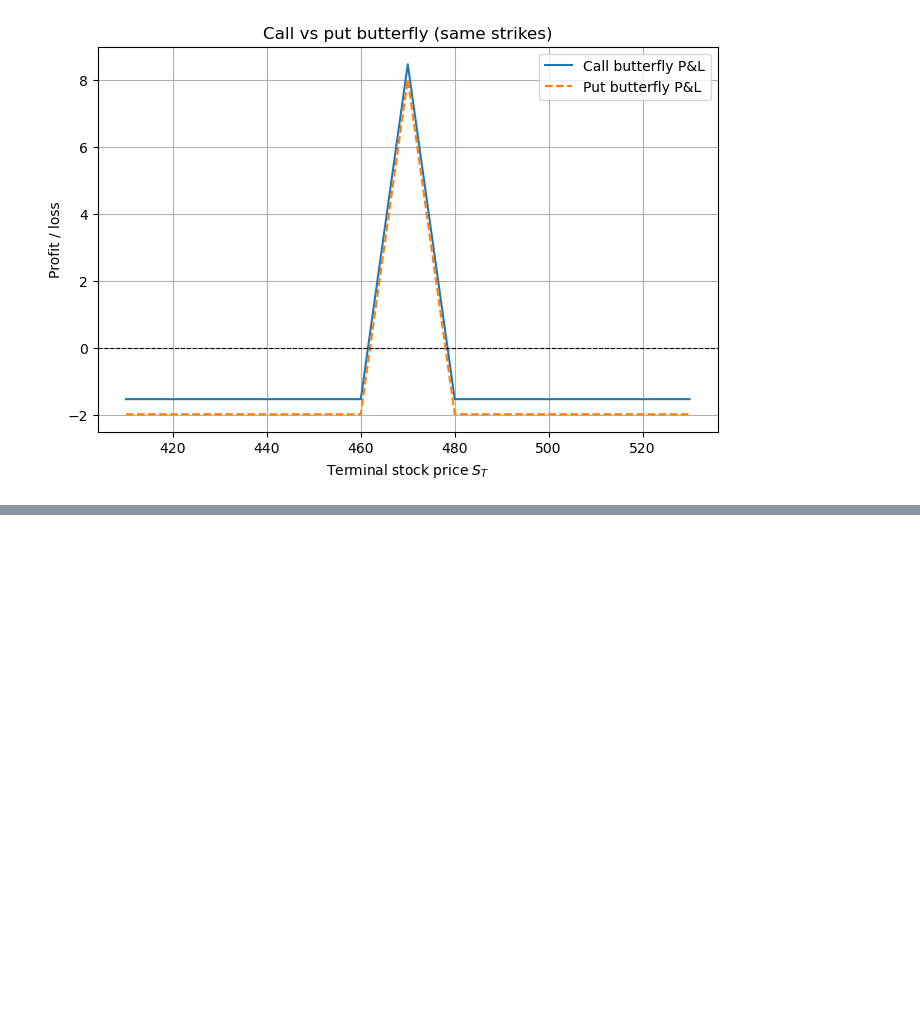
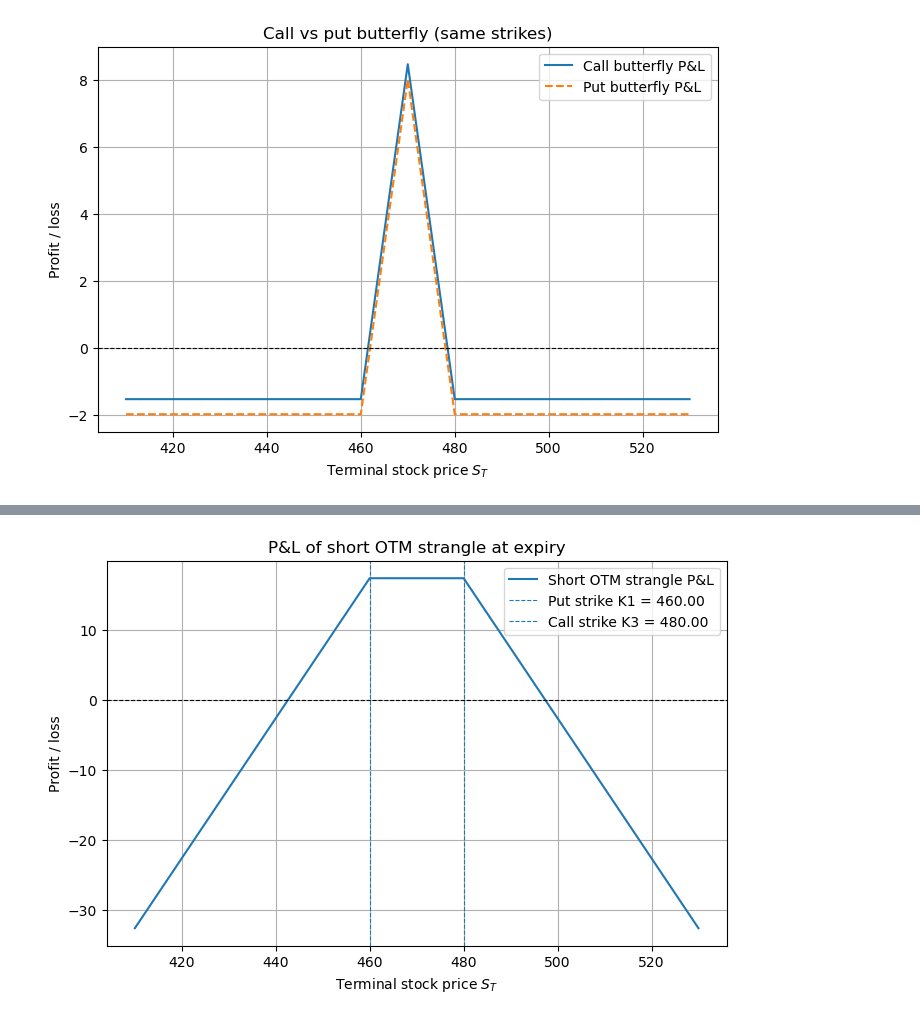
Before and after one commit to crowedavid02/FIN42020-Derivative-Securities-Project, a Jupyter notebook: notebooks/05_vol_trade.ipynb, the cells around one changed output, grey strips where cells are left out. Saved outputs shown, nothing was run; the diff lists cells and outputs as text; code cells hidden in the pictures; blank space fills up the shorter version.

```diff
--- a/notebooks/05_vol_trade.ipynb
+++ b/notebooks/05_vol_trade.ipynb
@@ -260,0 +289,18 @@ plt.show()
+# %%
+# 2. Short OTM strangle using same strikes K1 and K3
+
+short_strangle_pnl = -strangle_pnl  # selling the same strangle
+
+plt.figure(figsize=(8, 5))
+plt.plot(S_grid_strangle, short_strangle_pnl, label="Short OTM strangle P&L")
+plt.axvline(K1, linestyle="--", linewidth=0.8, label=f"Put strike K1 = {K1:.2f}")
+plt.axvline(K3, linestyle="--", linewidth=0.8, label=f"Call strike K3 = {K3:.2f}")
+plt.axhline(0.0, linestyle="--", linewidth=0.8, color="black")
+plt.xlabel("Terminal stock price $S_T$")
+plt.ylabel("Profit / loss")
+plt.title("P&L of short OTM strangle at expiry")
+plt.legend()
+plt.grid(True)
+plt.show()
+# %% [output]
+[figure, added]
```
Also changed, not shown: parts of 9 cells of this notebook.
